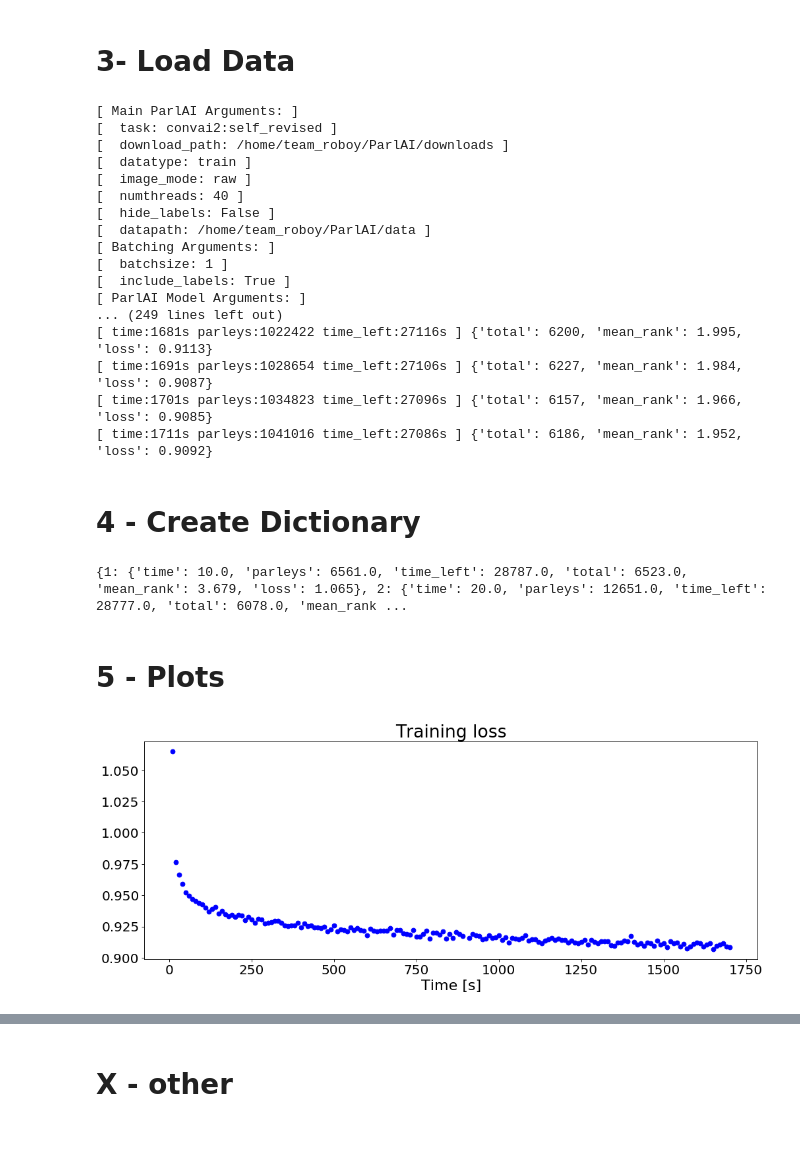
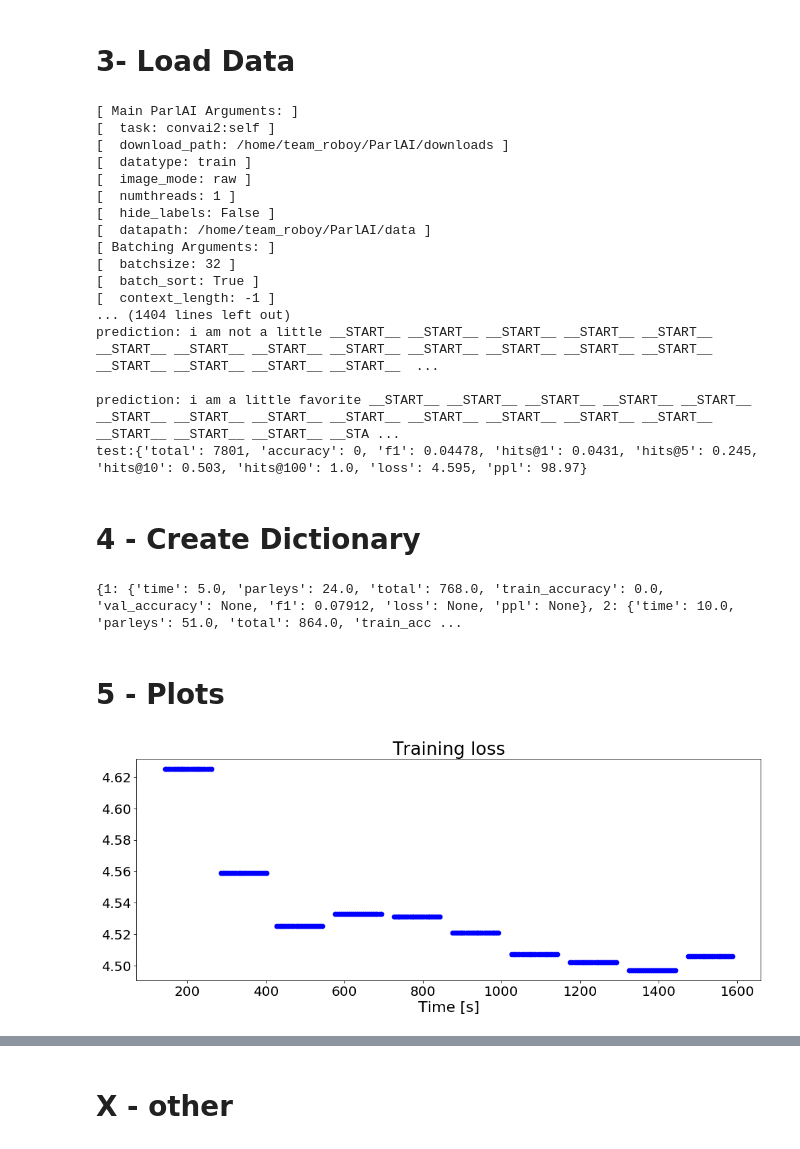
Before and after one commit to Roboy/ss18_showmaster, a Jupyter notebook: Deep_QA/parlai/AnalysisNotebook.ipynb, the cells around one changed output, grey strips where cells are left out. Saved outputs shown, nothing was run; the diff lists cells and outputs as text; code cells hidden in the pictures.

```diff
--- a/Deep_QA/parlai/AnalysisNotebook.ipynb
+++ b/Deep_QA/parlai/AnalysisNotebook.ipynb
@@ -28,7 +29,7 @@ The autoreload extension is already loaded. To reload it, use:
 
 # we want to leave the ss18_showmaster git (../../../)
 path = "../../../ParlAI/data/models/convai2/"
-folder = "kvmemnn"
+folder = "profilememory"
 session_directory = os.path.join(path, folder)
 
 #print(session_directory)
@@ -59,29 +68,29 @@ for root, dirs, files in (os.walk(session_directory)):
 #results = {}
 #loggings =
 
-file = "kvmemnn_log.txt"
+file = "profilememory.txt"
 
 with open ((path + folder + "/" + file), 'rt') as in_file:  # Open file lorem.txt for reading of text data.
     log = in_file.read()# Read the entire file into a variable named contents.
     print(log) # Print contents.
 # %% [output]
 [ Main ParlAI Arguments: ]
-[  task: convai2:self_revised ]
+[  task: convai2:self ]
 [  download_path: /home/team_roboy/ParlAI/downloads ]
 [  datatype: train ]
 [  image_mode: raw ]
-[  numthreads: 40 ]
+[  numthreads: 1 ]
 [  hide_labels: False ]
 [  datapath: /home/team_roboy/ParlAI/data ]
 [ Batching Arguments: ]
-[  batchsize: 1 ]
-[  include_labels: True ]
-[ ParlAI Model Arguments: ]
-... (249 lines left out)
-[ time:1681s parleys:1022422 time_left:27116s ] {'total': 6200, 'mean_rank': 1.995, 'loss': 0.9113}
-[ time:1691s parleys:1028654 time_left:27106s ] {'total': 6227, 'mean_rank': 1.984, 'loss': 0.9087}
-[ time:1701s parleys:1034823 time_left:27096s ] {'total': 6157, 'mean_rank': 1.966, 'loss': 0.9085}
-[ time:1711s parleys:1041016 time_left:27086s ] {'total': 6186, 'mean_rank': 1.952, 'loss': 0.9092}
+[  batchsize: 32 ]
+[  batch_sort: True ]
+[  context_length: -1 ]
+... (1404 lines left out)
+prediction: i am not a little __START__ __START__ __START__ __START__ __START__ __START__ __START__ __START__ __START__ __START__ __START__ __START__ __START__ __START__ __START__ __START__ __START__  ...
+
+prediction: i am a little favorite __START__ __START__ __START__ __START__ __START__ __START__ __START__ __START__ __START__ __START__ __START__ __START__ __START__ __START__ __START__ __START__ __STA ...
+test:{'total': 7801, 'accuracy': 0, 'f1': 0.04478, 'hits@1': 0.0431, 'hits@5': 0.245, 'hits@10': 0.503, 'hits@100': 1.0, 'loss': 4.595, 'ppl': 98.97}
 # %% [markdown]
 # 4 - Create Dictionary
 # %%
@@ -99,7 +108,7 @@ def find_between( s, first, last ):
         return ""
 
 
-with open ((path + folder + "/" + model + ".txt"), 'rt') as fp:
+with open ((path + folder + "/" + file), 'rt') as fp:
     line = fp.readline()
     cnt = 1
     dict_cnt = 1
@@ -113,14 +122,23 @@ with open ((path + folder + "/" + model + ".txt"), 'rt') as fp:
             # extract relevant entries form string
             time = float(find_between( teststring, "time:", "s " ))
             parleys = float(find_between( teststring, "parleys:", " " ))
-            time_left = float(find_between( teststring, "time_left:", "s " ))
+            #time_left = float(find_between( teststring, "time_left:", "s " ))
 
             total = float(find_between( teststring, "'total': ", ", " ))
-            mean_rank = float(find_between( teststring, "'mean_rank':", ", " ))
-            #accuracy = float(find_between( teststring, "'accuracy': ", "}" ))
-            #f1 = float(find_between( teststring, "'f1': ", ", " ))
-            loss = float(find_between( teststring, "'loss': ", "}" ))
-            #ppl = float(find_between( teststring, "'ppl': ", ", " ))
+            #mean_rank = float(find_between( teststring, "'mean_rank':", ", " ))
+            accuracy = float(find_between( teststring, "'accuracy': ", ", " ))
+            try:
+                f1 = float(find_between( teststring, "'f1': ", ", " ))
+            except:
+                f1 = float(find_between( teststring, "'f1': ", "}" ))
+            try:
+                loss = float(find_between( teststring, "'loss': ", ", " ))
+            except:
+                loss = None
+            try:
+                ppl = float(find_between( teststring, "'ppl': ", "}" ))
+            except:
+                ppl = None
 
             #total = float(find_between( teststring, "'total': ", ", 'accuracy':" ))
             #accuracy = float(find_between( teststring, "'accuracy': ", ", 'f1':" ))
@@ -129,8 +147,10 @@ with open ((path + folder + "/" + model + ".txt"), 'rt') as fp:
             #ppl = float(find_between( teststring, "'ppl': ", "}" ))
 
             #save to dictionary
-            log_dict[dict_cnt] = {'time': time, 'parleys': parleys, 'time_left': time_left,'total': total, 'mean_rank': mean_rank, 'loss': loss}
-                                  #'train_accuracy': accuracy, 'val_accuracy': None, 'f1': f1, 'loss': loss, 'ppl': ppl}
+            log_dict[dict_cnt] = {'time': time, 'parleys': parleys, 'total': total, 'train_accuracy': accuracy, 'val_accuracy': None, 'f1': f1, 'loss': loss, 'ppl': ppl}
+
+
+            #{'time': time, 'parleys': parleys, 'time_left': time_left,'total': total, 'mean_rank': mean_rank, 'loss': loss}
             dict_cnt += 1
 
         # log validations every x seconds
@@ -148,7 +168,7 @@ with open ((path + folder + "/" + model + ".txt"), 'rt') as fp:
         cnt += 1
 print(log_dict)
 # %% [output]
-{1: {'time': 10.0, 'parleys': 6561.0, 'time_left': 28787.0, 'total': 6523.0, 'mean_rank': 3.679, 'loss': 1.065}, 2: {'time': 20.0, 'parleys': 12651.0, 'time_left': 28777.0, 'total': 6078.0, 'mean_rank ...
+{1: {'time': 5.0, 'parleys': 24.0, 'total': 768.0, 'train_accuracy': 0.0, 'val_accuracy': None, 'f1': 0.07912, 'loss': None, 'ppl': None}, 2: {'time': 10.0, 'parleys': 51.0, 'total': 864.0, 'train_acc ...
 # %% [markdown]
 # 5 - Plots
 # %%
@@ -163,23 +183,26 @@ is_final_plot = True
 # %%
 # Plot loss
 
 fig_trloss=plt.figure(dpi= 80, facecolor='w', edgecolor='k')
 
 plot = plt.subplot(2, 1, 1)
 plt.title('Training loss',fontsize= fs_title)
 
 for i in range(1,len(log_dict)):
-    time = log_dict[i]['time']
-    loss = log_dict[i]['loss']
-    plt.plot(time, loss, marker = 'o', color = 'blue')
+    try:
+        time = log_dict[i]['time']
+        loss = log_dict[i]['loss']
+        plt.plot(time, loss, marker = 'o', color = 'blue')
+    except:
+        pass
 plt.xlabel('Time [s]', fontsize= fs_ax_labels)
 
 #plt.legend(loc='best', fontsize = fs_legend)
 plt.gcf().set_size_inches(15, 12)
 plot.tick_params(axis='both', which='major', labelsize=fs_tick_labels)
 plt.show()
 # %% [output]
-[figure, old version]
+[figure, new version]
 # %%
 # Plot training accuracy
 
```
Also changed, not shown: parts of 5 cells of this notebook, 2 other files.
